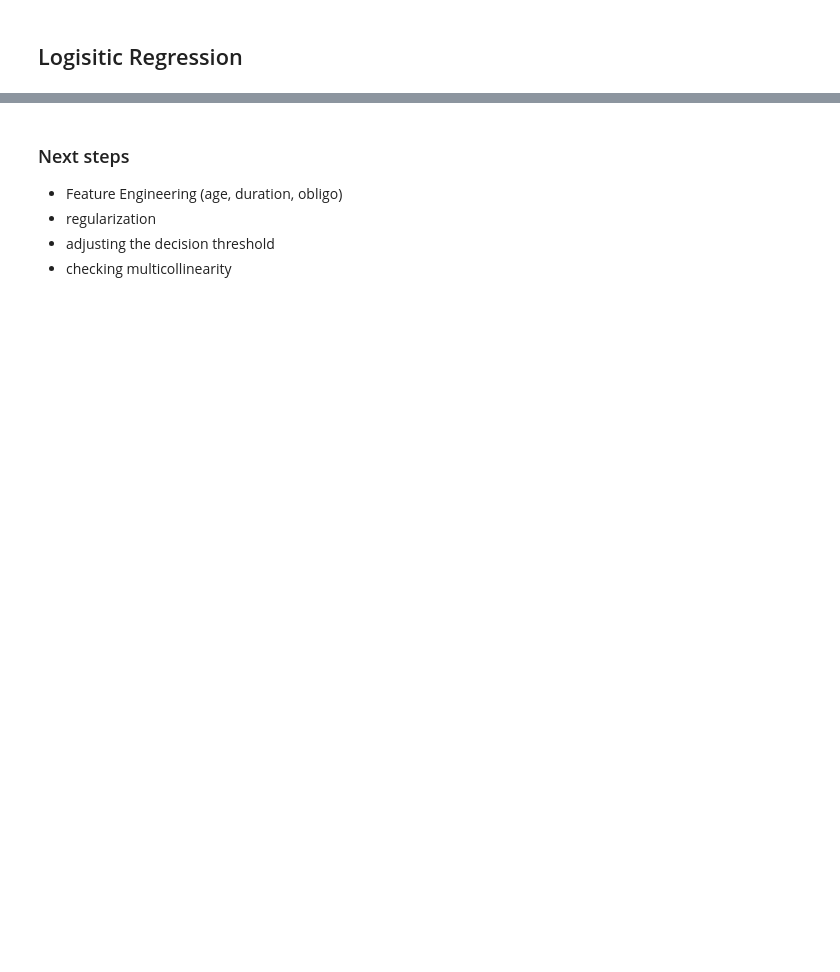
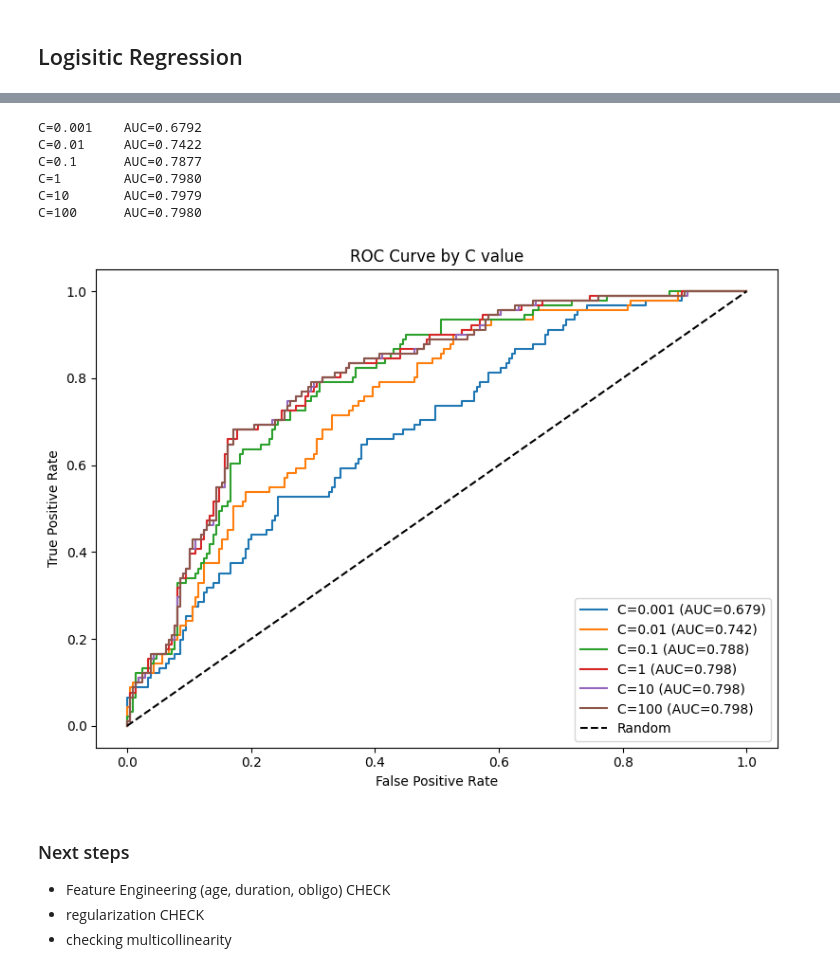
Before and after one commit to fabiub51/german_credit_data, a Jupyter notebook: import_data.ipynb, the cells around one changed output, grey strips where cells are left out. Saved outputs shown, nothing was run; the diff lists cells and outputs as text; code cells hidden in the pictures; blank space fills up the shorter version.

Commit message:
Logistische Regression abgeschlossen, Random Forest angefangen

```diff
--- a/import_data.ipynb
+++ b/import_data.ipynb
@@ -128,6 +142,43 @@ weighted avg       0.76      0.73      0.74       300
+# %%
+from sklearn.metrics import roc_auc_score, roc_curve
+
+C_values = [0.001, 0.01, 0.1, 1, 10, 100]
+results = {}
+
+for C in C_values:
+    pipe = Pipeline([
+        ('preprocessor', preprocessor),
+        ('model', LogisticRegression(max_iter=500, class_weight="balanced", C=C))
+    ])
+    pipe.fit(train_filtered, train_y)
+    y_proba = pipe.predict_proba(test_filtered)[:, 1]
+    auc = roc_auc_score(test_y, y_proba)
+    results[C] = {'auc': auc, 'proba': y_proba}
+    print(f"C={C:<8} AUC={auc:.4f}")
+
+# Plot ROC curves for all C values
+plt.figure(figsize=(8, 6))
+for C, res in results.items():
+    fpr, tpr, _ = roc_curve(test_y, res['proba'])
+    plt.plot(fpr, tpr, label=f"C={C} (AUC={res['auc']:.3f})")
+
+plt.plot([0, 1], [0, 1], 'k--', label='Random')
+plt.xlabel('False Positive Rate')
+plt.ylabel('True Positive Rate')
+plt.title('ROC Curve by C value')
+plt.legend(loc='lower right')
+plt.tight_layout()
+plt.show()
+# %% [output]
+C=0.001    AUC=0.6792
+C=0.01     AUC=0.7422
+C=0.1      AUC=0.7877
+C=1        AUC=0.7980
+C=10       AUC=0.7979
+C=100      AUC=0.7980
+[figure, added]
 # %% [markdown]
 ### Next steps
-- Feature Engineering (age, duration, obligo)
-- regularization
-- adjusting the decision threshold
+- Feature Engineering (age, duration, obligo) CHECK
+- regularization CHECK
 - checking multicollinearity
```
Also changed, not shown: parts of 11 cells of this notebook, 1 other file.
